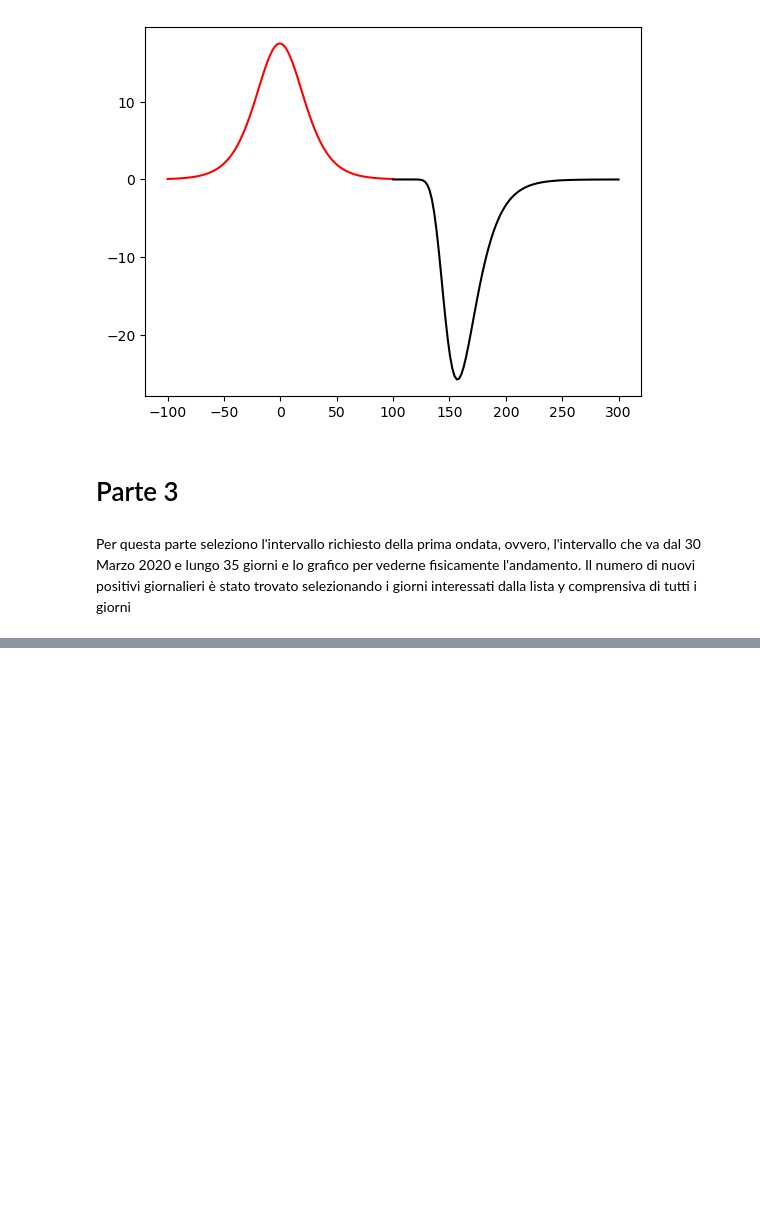
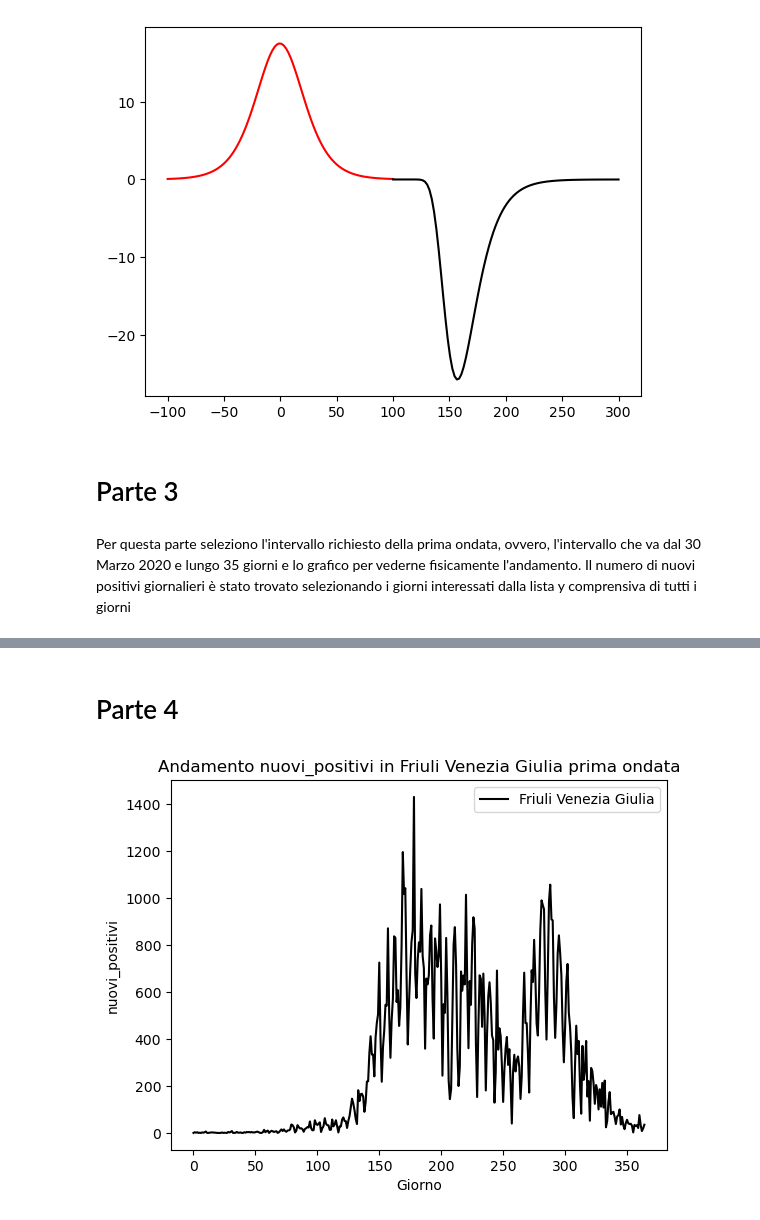
Before and after one commit to ErikMoro02/EsameCOVID, a Jupyter notebook: Esame COVID Erik Moro.ipynb, the cells around one changed output, grey strips where cells are left out. Drawn from its saved outputs; the diff is of its cells as text; code cells hidden in the pictures; blank space fills up the shorter version.

```diff
--- a/Esame COVID Erik Moro.ipynb
+++ b/Esame COVID Erik Moro.ipynb
@@ -113,0 +140,18 @@ Int64Index([], dtype='int64')
+# %% [markdown]
+# Parte 4
+# %%
+posizione1=(dati1.index[dati1['data'] == '2020-06-03T17:00:00'].tolist())
+posizione2=(dati1.index[dati1['data'] == '2021-06-03T17:00:00'].tolist())
+pos1=int((posizione1[0]-5)/21)
+pos2=int((posizione2[0]-5)/21)
+x35=[i for i in range(365)]
+y35=y[pos1:pos2]
+
+plt.plot(x35,y35, color='black', label=regione)
+plt.title("Andamento {} in {} prima ondata".format(var,regione) )
+plt.ylabel(var)
+plt.xlabel('Giorno')
+plt.legend()
+plt.show()
+# %% [output]
+[figure, added]
```
Also changed, not shown: parts of 7 cells of this notebook.
